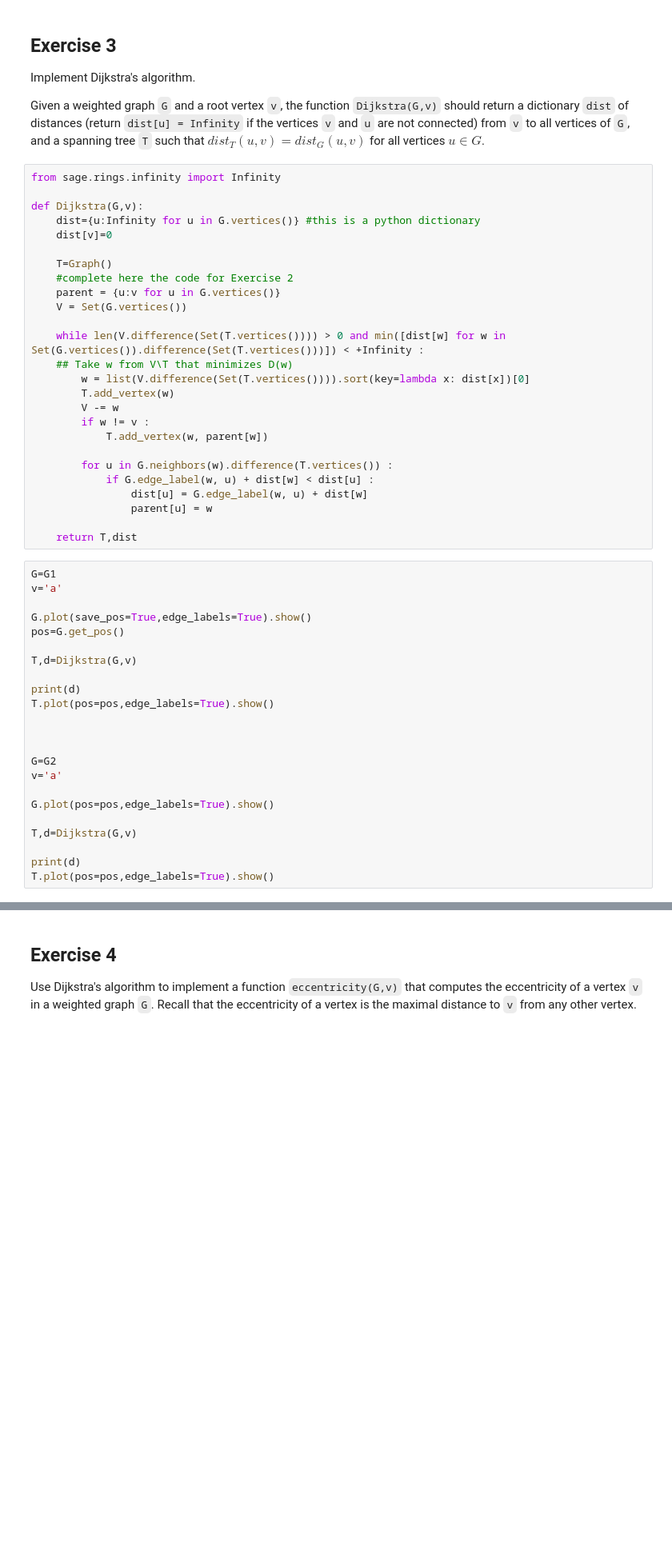
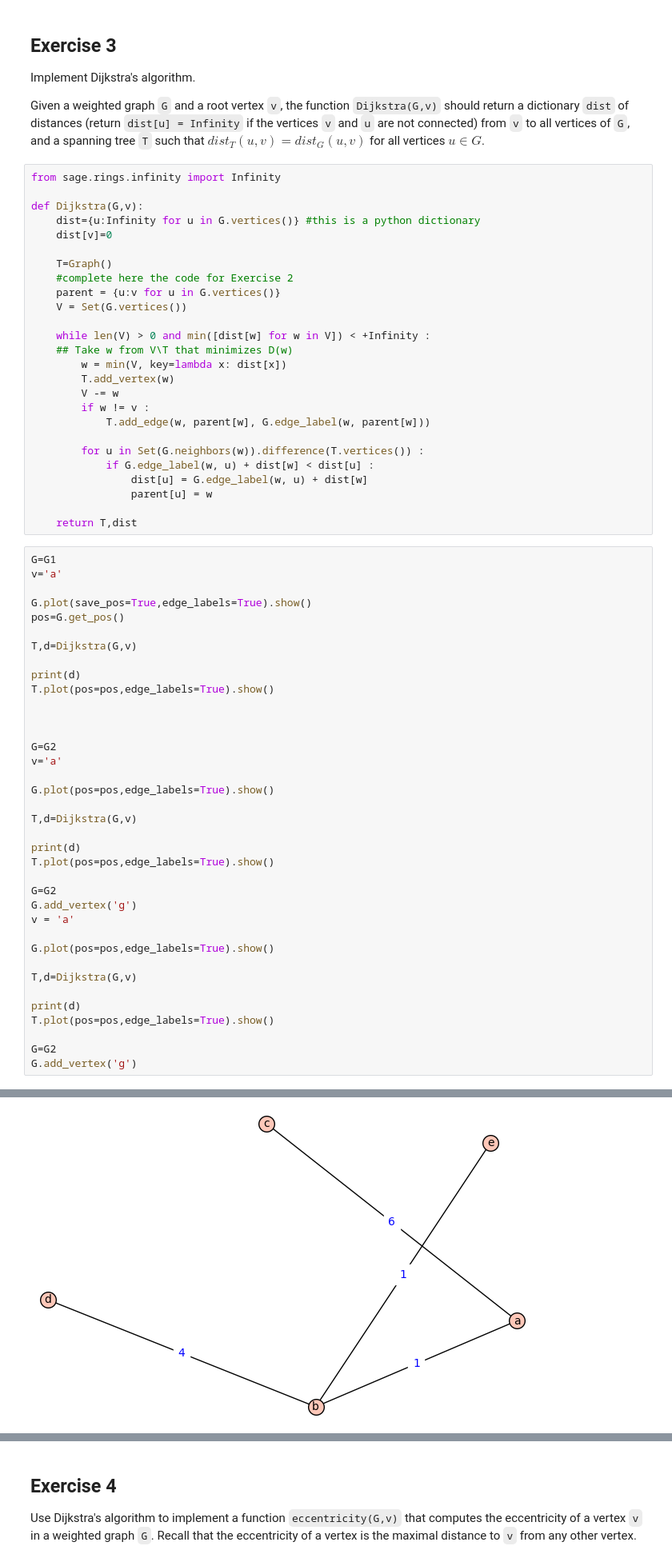
Before and after one commit to CarlosFerLo/graphs, a Jupyter notebook: Sheet 4 23-24.ipynb, the cells around one changed output, grey strips where cells are left out. Shown at 80% size. Cells and saved outputs as stored; diff of their text form; blank space fills up the shorter version.

```diff
--- a/Sheet 4 23-24.ipynb
+++ b/Sheet 4 23-24.ipynb
@@ -256,15 +256,15 @@ def Dijkstra(G,v):
     parent = {u:v for u in G.vertices()}
     V = Set(G.vertices())
 
-    while len(V.difference(Set(T.vertices()))) > 0 and min([dist[w] for w in Set(G.vertices()).difference(Set(T.vertices()))]) < +Infinity :
+    while len(V) > 0 and min([dist[w] for w in V]) < +Infinity :
     ## Take w from V\T that minimizes D(w)
-        w = list(V.difference(Set(T.vertices()))).sort(key=lambda x: dist[x])[0]
+        w = min(V, key=lambda x: dist[x])
         T.add_vertex(w)
         V -= w
         if w != v :
-            T.add_vertex(w, parent[w])
+            T.add_edge(w, parent[w], G.edge_label(w, parent[w]))
 
-        for u in G.neighbors(w).difference(T.vertices()) :
+        for u in Set(G.neighbors(w)).difference(T.vertices()) :
             if G.edge_label(w, u) + dist[w] < dist[u] :
                 dist[u] = G.edge_label(w, u) + dist[w]
                 parent[u] = w
@@ -293,5 +293,19 @@ T,d=Dijkstra(G,v)
 
 print(d)
 T.plot(pos=pos,edge_labels=True).show()
+
+G=G2
+G.add_vertex('g')
+v = 'a'
+
+G.plot(pos=pos,edge_labels=True).show()
+
+T,d=Dijkstra(G,v)
+
+print(d)
+T.plot(pos=pos,edge_labels=True).show()
+
+G=G2
+G.add_vertex('g')
 # %% [output]
 [figure]
@@ -306,0 +321 @@ TypeError: 'NoneType' object is not subscriptable
+[figure, added]
```
Also changed, not shown: parts of 2 cells of this notebook.
